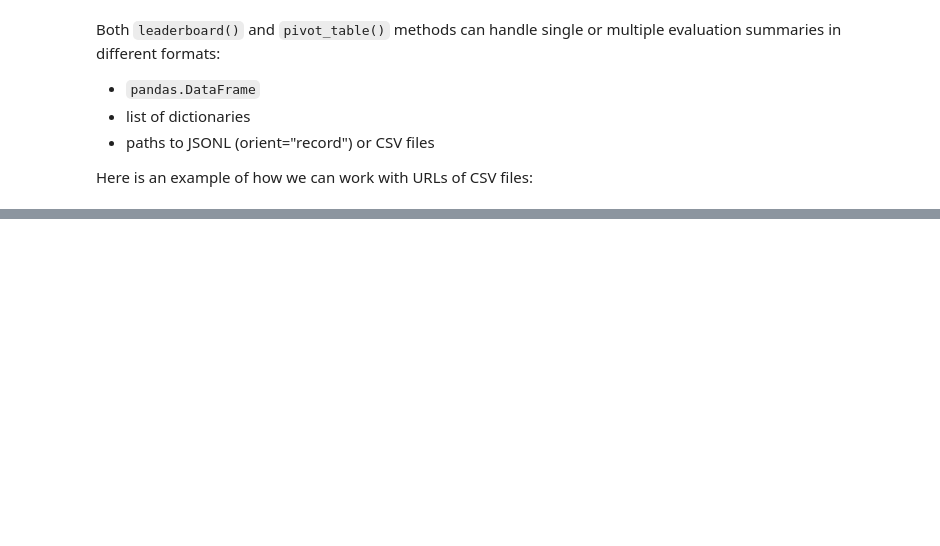
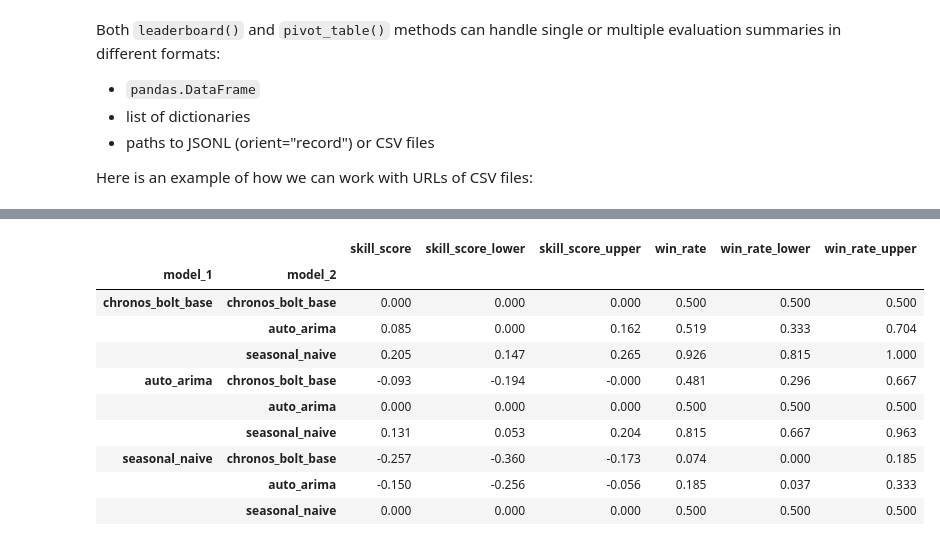
Before and after one commit to autogluon/fev, a Jupyter notebook: docs/tutorials/03-tasks-and-benchmarks.ipynb, the cells around one changed output, grey strips where cells are left out. Drawn from its saved outputs; the diff is of its cells as text; code cells hidden in the pictures; blank space fills up the shorter version.

```diff
--- a/docs/tutorials/03-tasks-and-benchmarks.ipynb
+++ b/docs/tutorials/03-tasks-and-benchmarks.ipynb
@@ -686,0 +710,14 @@ ValueError: baseline_model 'SeasonalNaive' not found. Available models: ['auto_a
+# %%
+fev.pairwise_comparison(summaries, metric_column="MASE", n_resamples=1000).round(3)
+# %% [output]
+|  |  | skill_score | skill_score_lower | skill_score_upper | win_rate | win_rate_lower | win_rate_upper |
+| model_1 | model_2 |  |  |  |  |  |  |
+| chronos_bolt_base | chronos_bolt_base | 0.000 | 0.000 | 0.000 | 0.500 | 0.500 | 0.500 |
+|  | auto_arima | 0.085 | 0.000 | 0.162 | 0.519 | 0.333 | 0.704 |
+|  | seasonal_naive | 0.205 | 0.147 | 0.265 | 0.926 | 0.815 | 1.000 |
+| auto_arima | chronos_bolt_base | -0.093 | -0.194 | -0.000 | 0.481 | 0.296 | 0.667 |
+|  | auto_arima | 0.000 | 0.000 | 0.000 | 0.500 | 0.500 | 0.500 |
+|  | seasonal_naive | 0.131 | 0.053 | 0.204 | 0.815 | 0.667 | 0.963 |
+| seasonal_naive | chronos_bolt_base | -0.257 | -0.360 | -0.173 | 0.074 | 0.000 | 0.185 |
+|  | auto_arima | -0.150 | -0.256 | -0.056 | 0.185 | 0.037 | 0.333 |
+|  | seasonal_naive | 0.000 | 0.000 | 0.000 | 0.500 | 0.500 | 0.500 |
```
Also changed, not shown: parts of 14 cells of this notebook, 7 other files.
